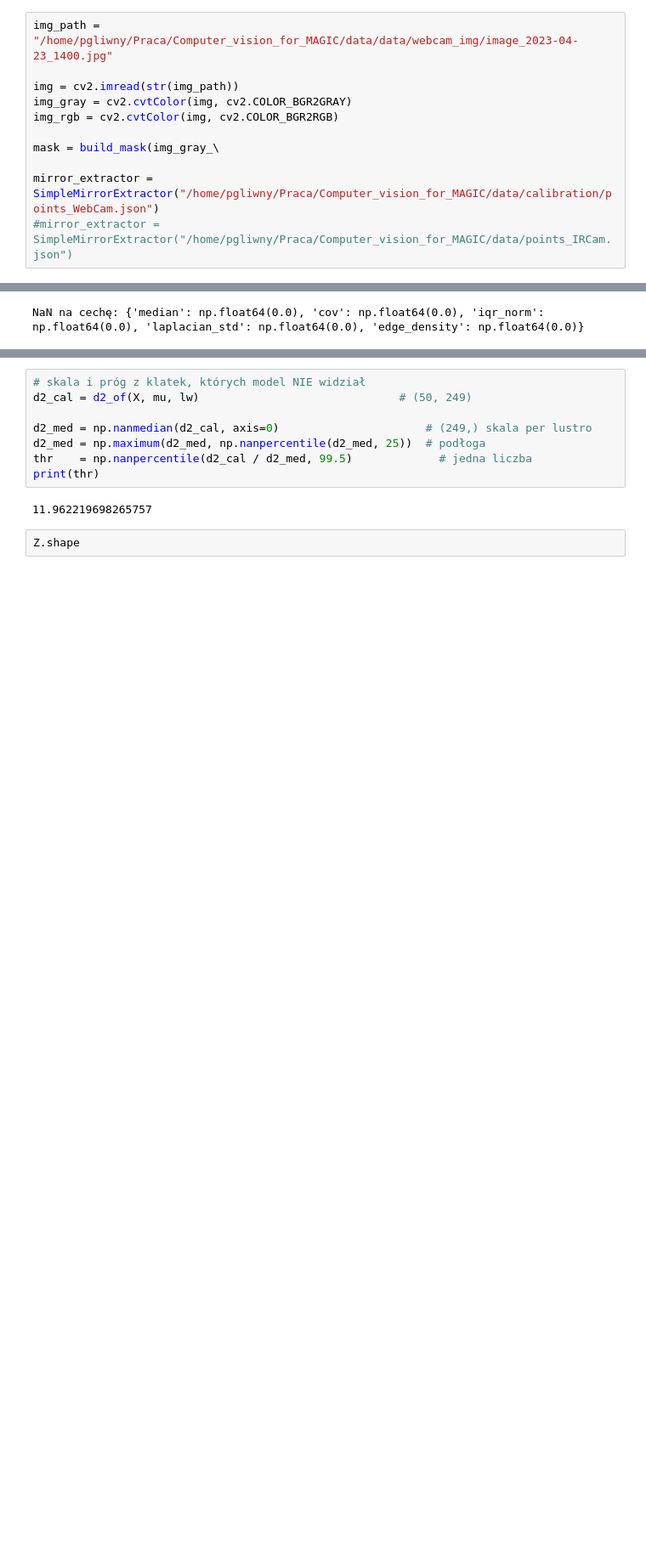
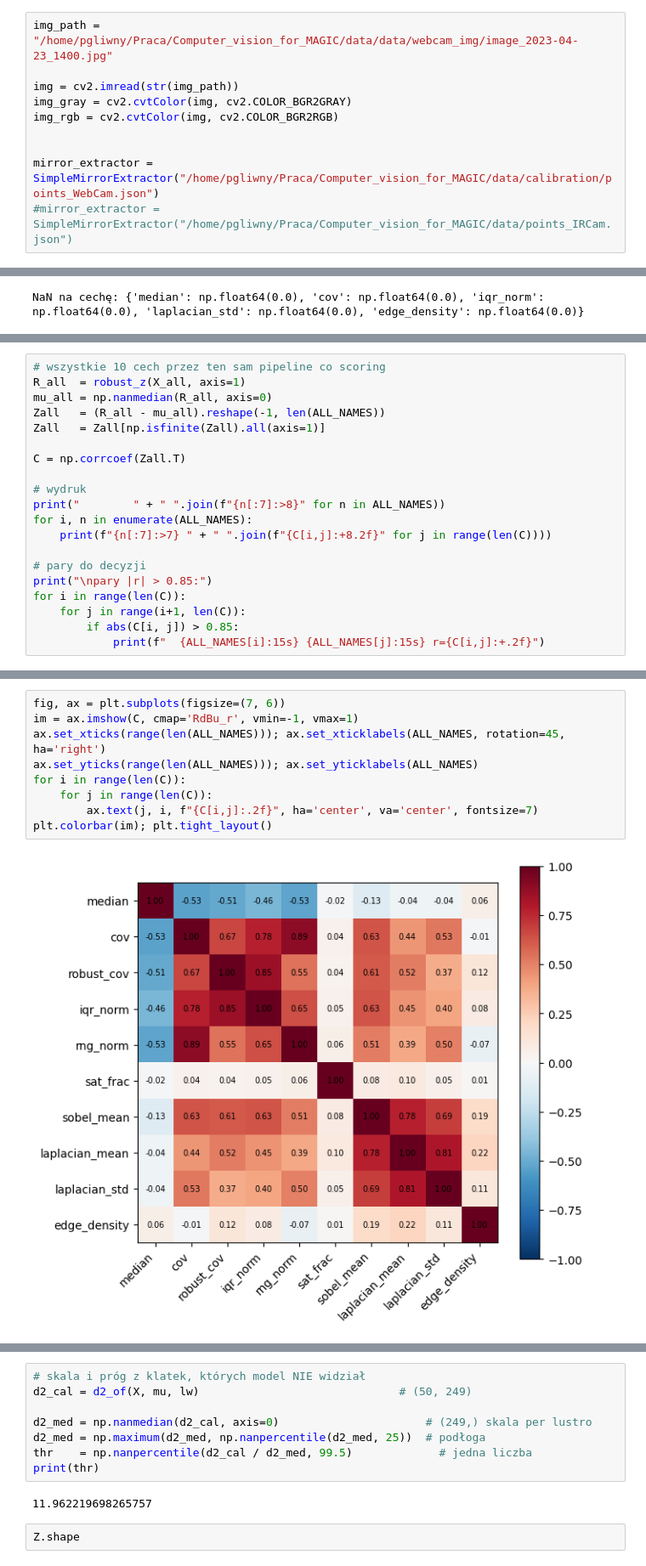
Before and after one commit to pawel21/Computer_vision_for_MAGIC, a Jupyter notebook: notebooks/baseline/test_feature.ipynb, the cells around one changed output, grey strips where cells are left out. Shown at 85% size. Saved outputs shown, nothing was run; the diff lists cells and outputs as text; blank space fills up the shorter version.

```diff
--- a/notebooks/baseline/test_feature.ipynb
+++ b/notebooks/baseline/test_feature.ipynb
@@ -117,7 +117,6 @@ img = cv2.imread(str(img_path))
 img_gray = cv2.cvtColor(img, cv2.COLOR_BGR2GRAY)
 img_rgb = cv2.cvtColor(img, cv2.COLOR_BGR2RGB)
 
-mask = build_mask(img_gray_\
 
 mirror_extractor = SimpleMirrorExtractor("/home/pgliwny/Praca/Computer_vision_for_MAGIC/data/calibration/points_WebCam.json")
 #mirror_extractor = SimpleMirrorExtractor("/home/pgliwny/Praca/Computer_vision_for_MAGIC/data/points_IRCam.json")
@@ -182,0 +188,20 @@ NaN na cechę: {'median': np.float64(0.0), 'cov': np.float64(0.0), 'iqr_norm': n
+# %%
+# wszystkie 10 cech przez ten sam pipeline co scoring
+R_all  = robust_z(X_all, axis=1)
+mu_all = np.nanmedian(R_all, axis=0)
+Zall   = (R_all - mu_all).reshape(-1, len(ALL_NAMES))
+Zall   = Zall[np.isfinite(Zall).all(axis=1)]
+
+C = np.corrcoef(Zall.T)
+
+# wydruk
+print("        " + " ".join(f"{n[:7]:>8}" for n in ALL_NAMES))
+for i, n in enumerate(ALL_NAMES):
+    print(f"{n[:7]:>7} " + " ".join(f"{C[i,j]:+8.2f}" for j in range(len(C))))
+
+# pary do decyzji
+print("\npary |r| > 0.85:")
+for i in range(len(C)):
+    for j in range(i+1, len(C)):
+        if abs(C[i, j]) > 0.85:
+            print(f"  {ALL_NAMES[i]:15s} {ALL_NAMES[j]:15s} r={C[i,j]:+.2f}")
@@ -182,0 +224,11 @@ NaN na cechę: {'median': np.float64(0.0), 'cov': np.float64(0.0), 'iqr_norm': n
+# %%
+fig, ax = plt.subplots(figsize=(7, 6))
+im = ax.imshow(C, cmap='RdBu_r', vmin=-1, vmax=1)
+ax.set_xticks(range(len(ALL_NAMES))); ax.set_xticklabels(ALL_NAMES, rotation=45, ha='right')
+ax.set_yticks(range(len(ALL_NAMES))); ax.set_yticklabels(ALL_NAMES)
+for i in range(len(C)):
+    for j in range(len(C)):
+        ax.text(j, i, f"{C[i,j]:.2f}", ha='center', va='center', fontsize=7)
+plt.colorbar(im); plt.tight_layout()
+# %% [output]
+[figure, added]
```
Also changed, not shown: parts of 14 cells of this notebook, 1 other file.
